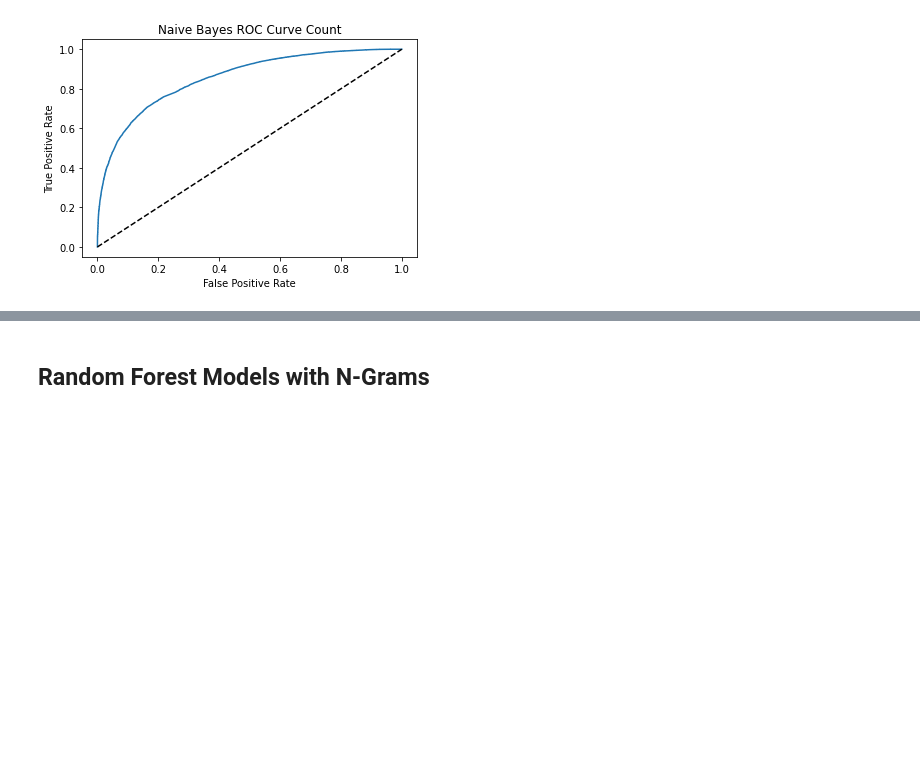
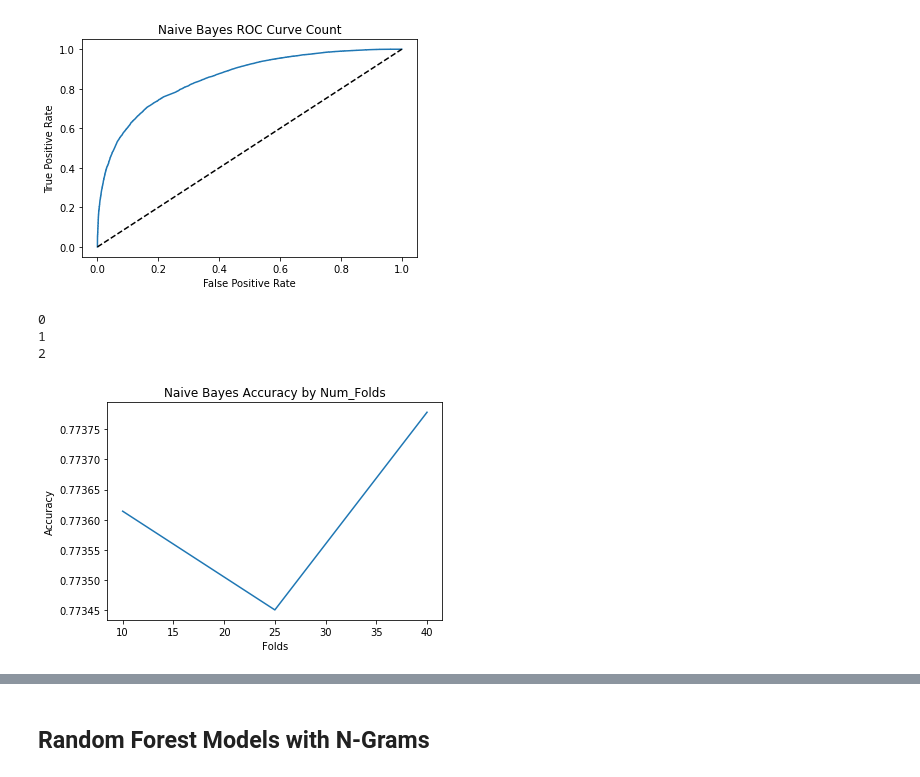
Before and after one commit to leckieje/chyrons_nlp, a Jupyter notebook: chyrons_book.ipynb, the cells around one changed output, grey strips where cells are left out. Saved outputs shown, nothing was run; the diff lists cells and outputs as text; code cells hidden in the pictures; blank space fills up the shorter version.

```diff
--- a/chyrons_book.ipynb
+++ b/chyrons_book.ipynb
@@ -185,7 +190,7 @@ fig.legend();
 # sklearn pipeline
 
 # english dictionary
-eng_dict = words.words()
+# eng_dict = words.words()
 
 # get a random sample of chyrons
 def get_random_sample(df, num_samples):
@@ -312,7 +317,7 @@ def clean_tfidf(chy_samp, min_df=.001, n_grams=(1,1)):
 
 # limit data from summer 2020, MSNBC and Fox
 def load_summer(start_date='2020-05-25', end_date='2020-11-03'):
-    chyrons = pd.read_csv('/Users/jonleckie/Desktop/DSI_all/capstones/capstone_two/chyrons/chyron_all.csv')
+    chyrons = pd.read_csv('chyron_all.csv')
     chyrons.drop(472372, inplace=True)
     chy_summer = chyrons.loc[(chyrons['date_time_(UTC)'] >= start_date) & (chyrons['date_time_(UTC)'] <= end_date)]
 
@@ -443,3 +601,12 @@ plot_roc(X_train, y_train)
 array([2.00000000e+00, 1.00000000e+00, 1.00000000e+00, ...,
        7.70207573e-21, 6.06538464e-21, 1.59413368e-26])
 [figure]
+# %%
+fold_lst = [10, 25, 40]
+
+plot_naive_bayes(X_test, y_test, fold_lst)
+# %% [output]
+0
+1
+2
+[figure, added]
```
Also changed, not shown: parts of 30 cells of this notebook.
